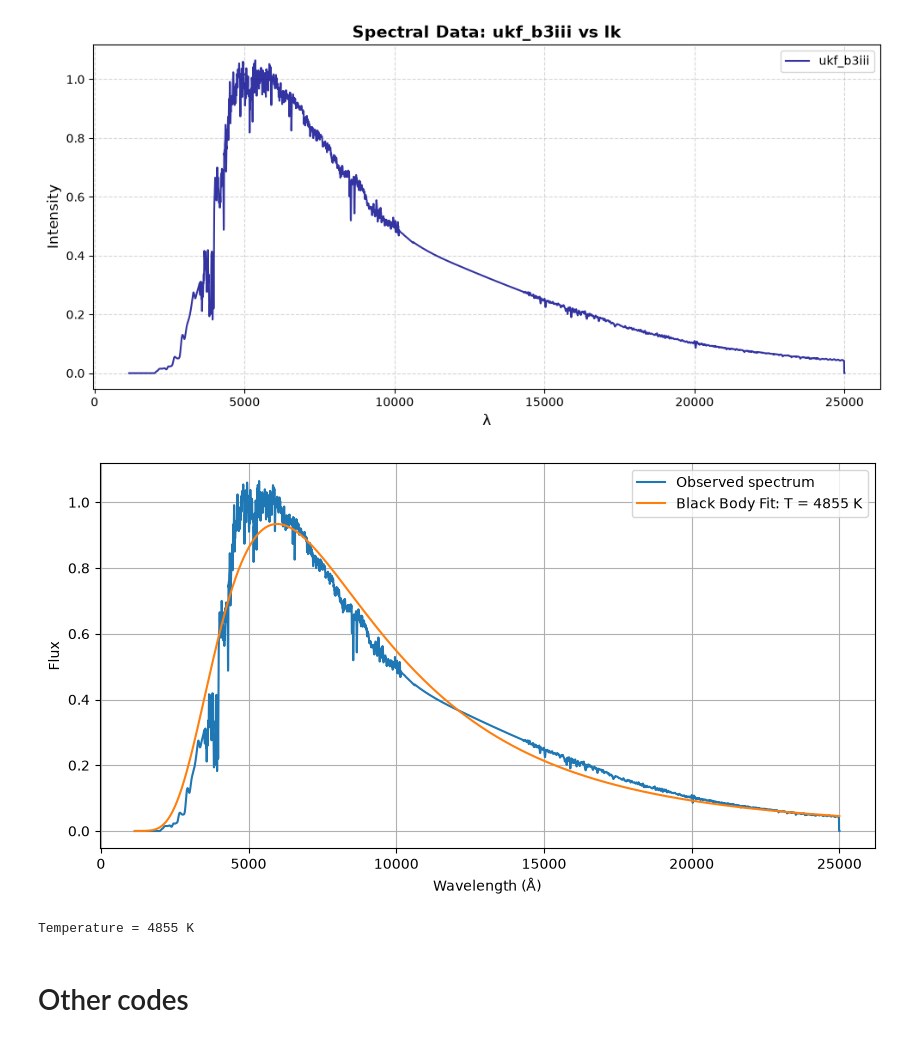
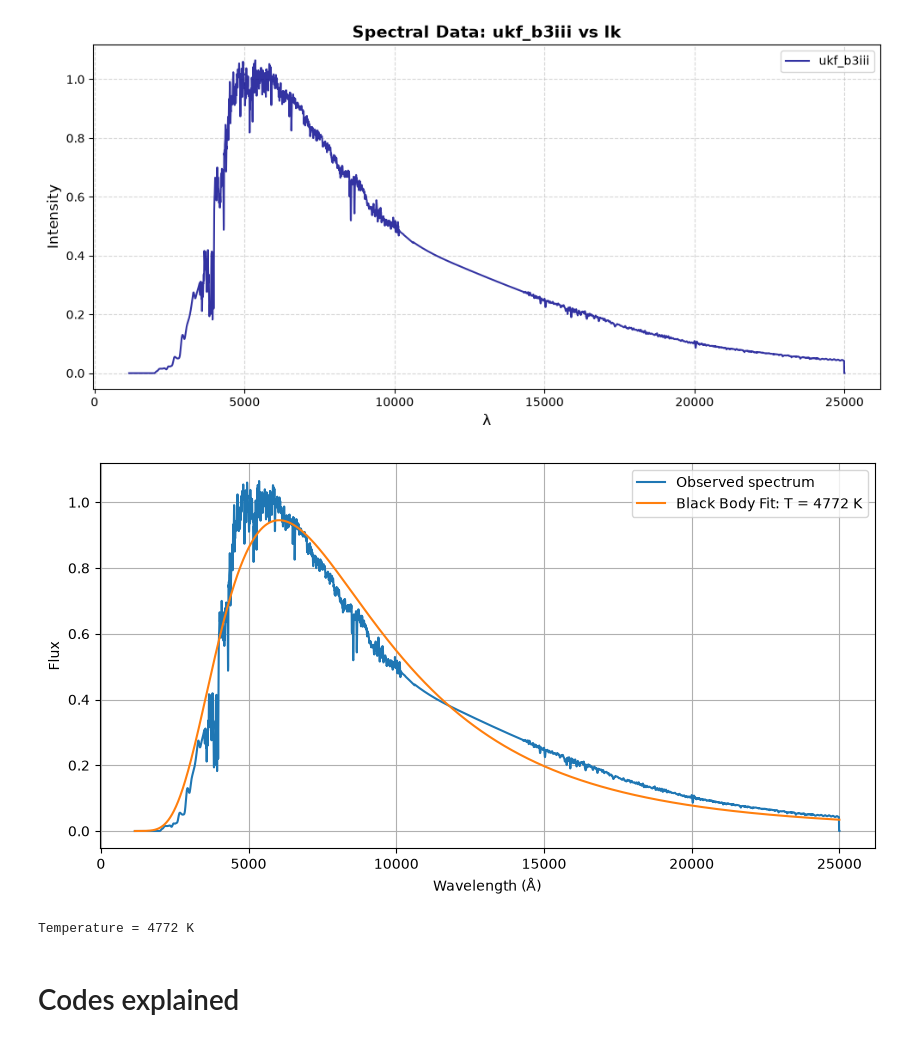
Before and after one commit to Natalia985/Third-semester-MASS, a Jupyter notebook: Line_Shapes/Stellar_Spectra.ipynb, the cells around one changed output. Saved outputs shown, nothing was run; the diff lists cells and outputs as text; code cells hidden in the pictures.

```diff
--- a/Line_Shapes/Stellar_Spectra.ipynb
+++ b/Line_Shapes/Stellar_Spectra.ipynb
@@ -57,20 +59,20 @@ $I_\lambda=A\,B_\lambda(\lambda,T)$
 from scipy.constants import h, c, k
 from scipy.optimize import curve_fit
 
-# Planck function
+#Planck Function
 def planck(lam, T):
-    lam = lam * 1e-10  # Angstroms to meters
-    return (2*h*c**2 / lam**5) / np.expm1(h*c / (lam*k*T))
+    lam = lam * 1e-10
+    return (2*h*c**2 / lam**5) / np.exp(h*c / (lam*k*T)-1)
 
-# Black body model
+# Black Body Model
 def blackbody(lam, T, A):
     return A * planck(lam, T)
 
-# Initial guess
+# Initial Guesses
 T0 = 18000
 A0 = np.max(y) / np.max(planck(x, T0))
 
-# Fit
+# Black Body Fitting
 params, covariance = curve_fit(
     blackbody, x, y,
     p0=[T0, A0],
@@ -80,7 +82,7 @@ params, covariance = curve_fit(
 
 T_fit, A_fit = params
 
-# Plot
+# Plot Observed Spectrum and Black Body Fit
 plt.figure(figsize=(10, 5))
 plt.plot(x, y, label="Observed spectrum")
 plt.plot(x, blackbody(x, T_fit, A_fit),
@@ -92,6 +94,7 @@ plt.legend()
 plt.grid()
 plt.show()
 
+# Best-Fit Temperature
 print(f"Temperature = {T_fit:.0f} K")
 # %% [output]
 [figure]
@@ -136,42 +138,42 @@ from scipy.optimize import curve_fit
 
 # Planck function
 def planck(lam, T):
-    lam = lam * 1e-10  # Angstroms to meters
-    return (2*h*c**2 / lam**5) / np.expm1(h*c / (lam*k*T))
+    lam = lam * 1e-10
+    return (2*h*c**2 / lam**5) / np.exp(h*c / (lam*k*T)-1)
 
 # Black body model
 def blackbody(lam, T, A):
     return A * planck(lam, T)
 
 # Initial guess
 T0 = 18000
 A0 = np.max(y) / np.max(planck(x, T0))
 
 # Fit
 params, covariance = curve_fit(
     blackbody, x, y,
     p0=[T0, A0],
     bounds=([1000, 0], [100000, np.inf]),
     maxfev=20000
 )
 
 T_fit, A_fit = params
 
 # Plot
 plt.figure(figsize=(10, 5))
 plt.plot(x, y, label="Observed spectrum")
 plt.plot(x, blackbody(x, T_fit, A_fit),
          label=f"Black Body Fit: T = {T_fit:.0f} K")
 
 plt.xlabel("Wavelength (Å)")
 plt.ylabel("Flux")
 plt.legend()
 plt.grid()
 plt.show()
 
 print(f"Temperature = {T_fit:.0f} K")
 # %% [output]
-[figure, old version]
+[figure, new version]
-Temperature = 4855 K
+Temperature = 4772 K
 # %% [markdown]
-# Other codes
+# Codes explained
```
Also changed, not shown: parts of 10 cells of this notebook, 4 other files.
